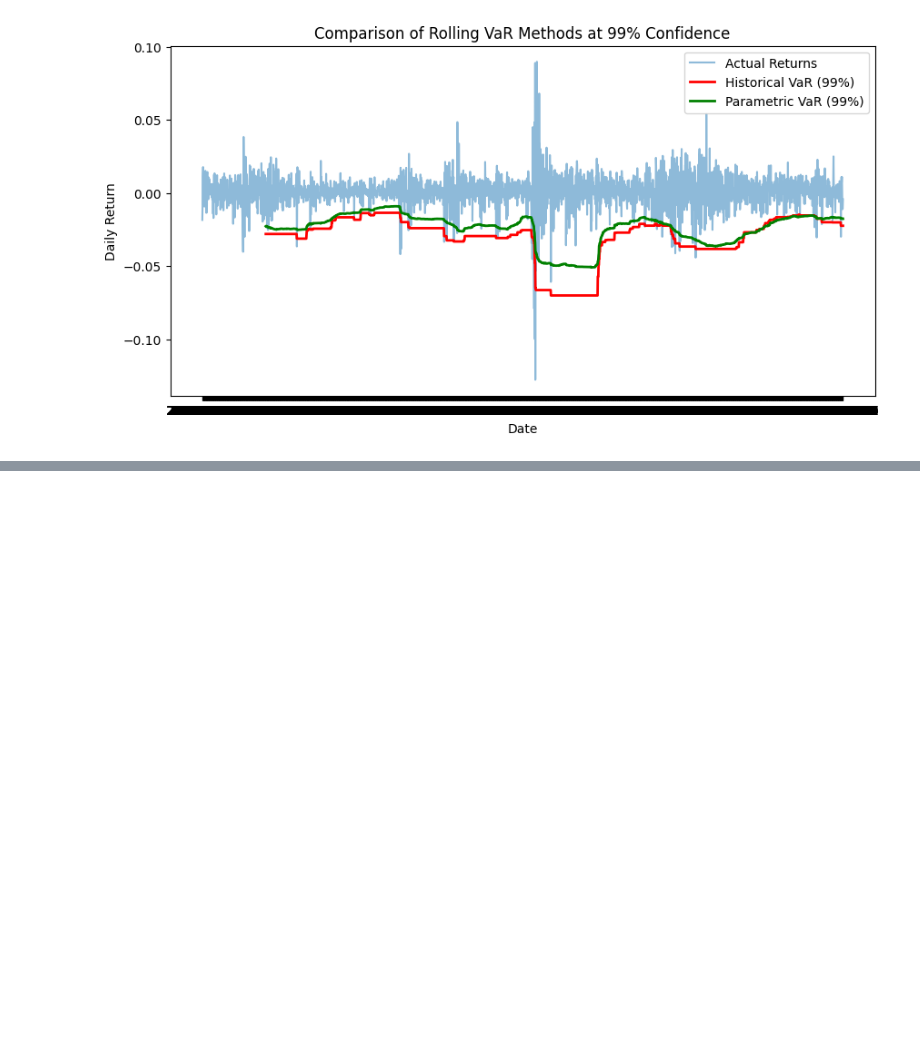
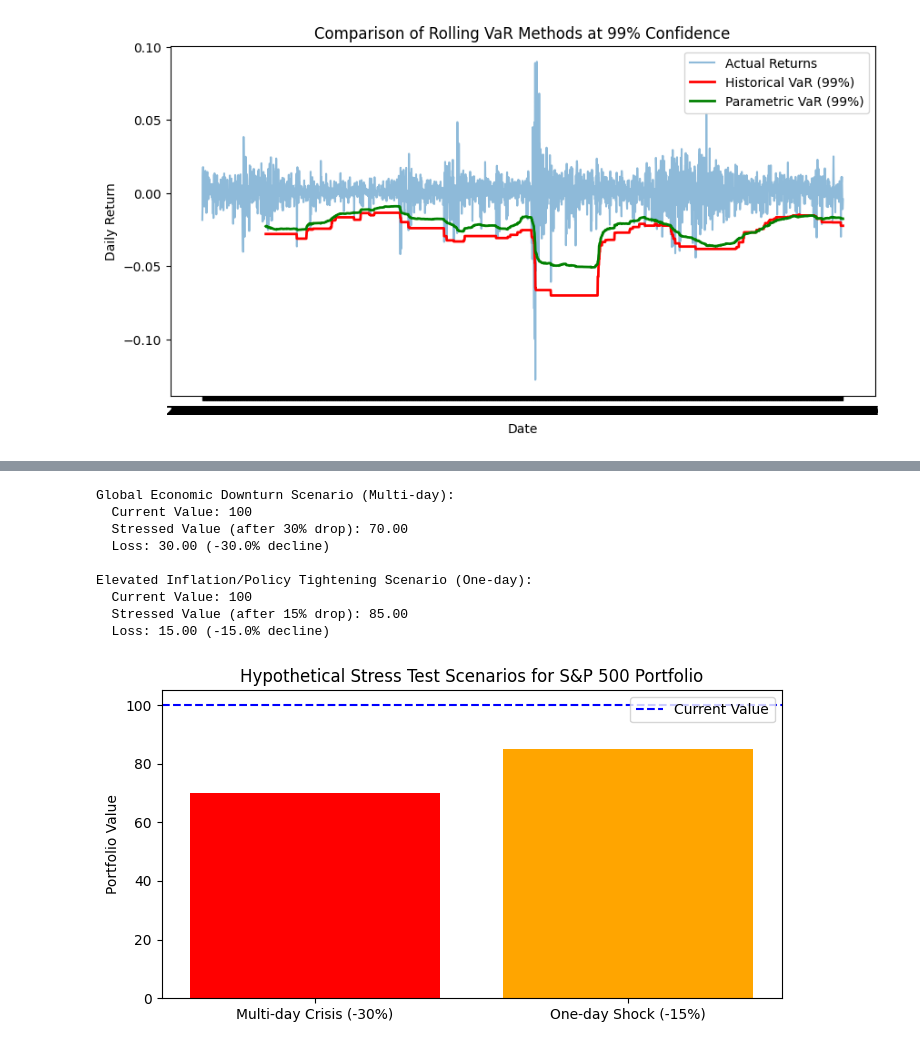
Before and after one commit to akassh9/MarketRiskVaR-Project, a Jupyter notebook: backtesting_model.ipynb, the cells around one changed output, grey strips where cells are left out. Cells and saved outputs as stored; diff of their text form; code cells hidden in the pictures; blank space fills up the shorter version.

```diff
--- a/backtesting_model.ipynb
+++ b/backtesting_model.ipynb
@@ -286,0 +327,51 @@ Parametric VaR (99%) Exceptions:
+# %%
+import numpy as np
+import matplotlib.pyplot as plt
+
+# Assume a current portfolio value (or S&P 500 index level). You can pick any convenient number.
+current_value = 100  # e.g., index at 100 or portfolio value = $100 million
+
+# Stress Test Scenario 1: Global Economic Downturn (Multi-day scenario)
+# Hypothetical cumulative drop of -30% over one month
+shock_multi = -0.30
+stressed_value_multi = current_value * (1 + shock_multi)
+loss_multi = current_value - stressed_value_multi
+
+print("Global Economic Downturn Scenario (Multi-day):")
+print(f"  Current Value: {current_value}")
+print(f"  Stressed Value (after 30% drop): {stressed_value_multi:.2f}")
+print(f"  Loss: {loss_multi:.2f} ({shock_multi*100:.1f}% decline)")
+
+# Stress Test Scenario 2: Elevated Inflation / Policy Tightening (One-day shock)
+# Hypothetical one-day drop of -15%
+shock_one_day = -0.15
+stressed_value_one_day = current_value * (1 + shock_one_day)
+loss_one_day = current_value - stressed_value_one_day
+
+print("\nElevated Inflation/Policy Tightening Scenario (One-day):")
+print(f"  Current Value: {current_value}")
+print(f"  Stressed Value (after 15% drop): {stressed_value_one_day:.2f}")
+print(f"  Loss: {loss_one_day:.2f} ({shock_one_day*100:.1f}% decline)")
+
+# Optional: Plotting both scenarios for visual comparison
+scenarios = ['Multi-day Crisis (-30%)', 'One-day Shock (-15%)']
+stressed_values = [stressed_value_multi, stressed_value_one_day]
+
+plt.figure(figsize=(8, 4))
+plt.bar(scenarios, stressed_values, color=['red', 'orange'])
+plt.axhline(y=current_value, color='blue', linestyle='--', label="Current Value")
+plt.ylabel("Portfolio Value")
+plt.title("Hypothetical Stress Test Scenarios for S&P 500 Portfolio")
+plt.legend()
+plt.show()
+# %% [output]
+Global Economic Downturn Scenario (Multi-day):
+  Current Value: 100
+  Stressed Value (after 30% drop): 70.00
+  Loss: 30.00 (-30.0% decline)
+
+Elevated Inflation/Policy Tightening Scenario (One-day):
+  Current Value: 100
+  Stressed Value (after 15% drop): 85.00
+  Loss: 15.00 (-15.0% decline)
+[figure, added]
```
Also changed, not shown: parts of 3 cells of this notebook, 2 other files.
